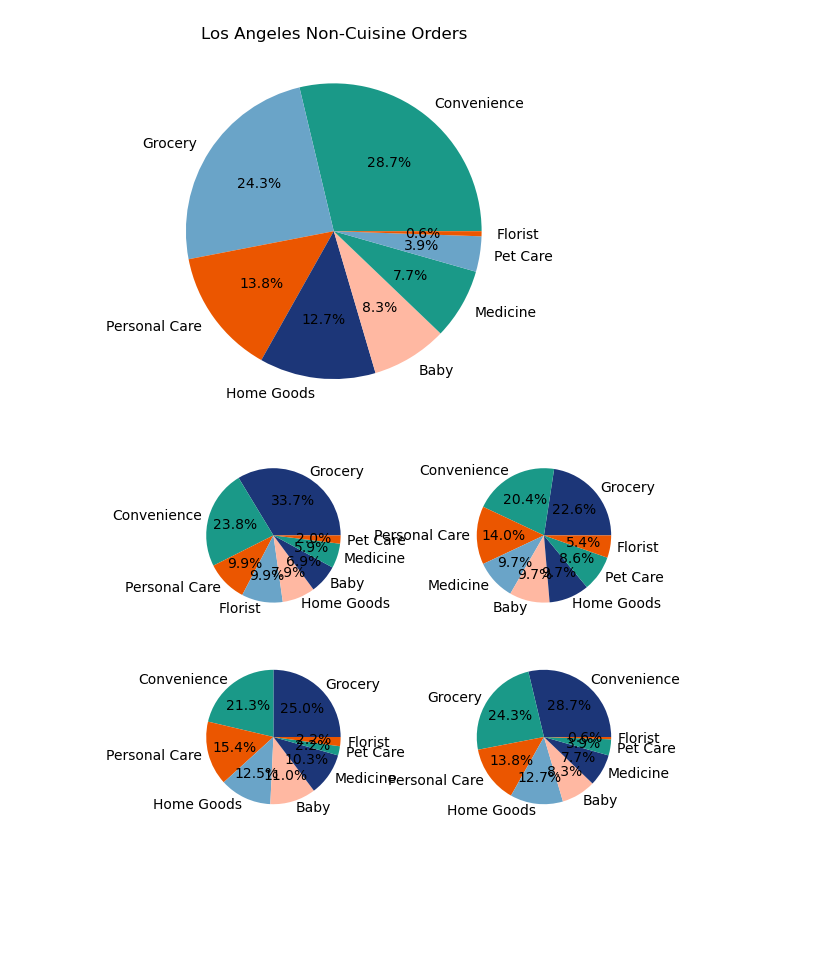
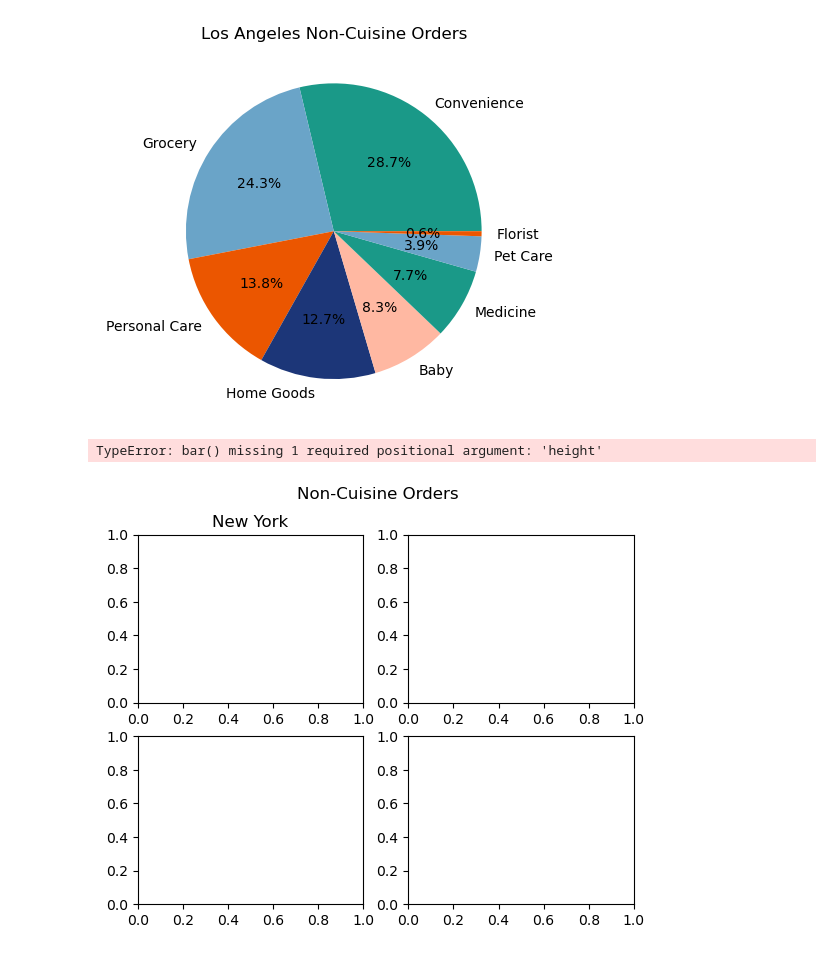
Before and after one commit to CRFitzgerald/Group-7-Data-Project, a Jupyter notebook: Non-Cuisine Order Volumes.ipynb, the cells around one changed output. Drawn from its saved outputs; the diff is of its cells as text; code cells hidden in the pictures; blank space fills up the shorter version.

```diff
--- a/Non-Cuisine Order Volumes.ipynb
+++ b/Non-Cuisine Order Volumes.ipynb
@@ -227,28 +250,58 @@ plt.show()
 # %%
 # create single png with all four pie charts
 fig, axs = plt.subplots(2, 2)
+fig.suptitle("Non-Cuisine Orders")
 colors = {'#1A9988', '#6AA4C8', '#EB5600', '#1C3678', '#FFB8A2'}
 # new york
+plt.subplot(221)
+plt.gca().set_title('New York')
 labels = final_NY_con['cuisine']
 sizes = final_NY_con['count']
-axs[0,0].pie(sizes,labels=labels,colors=colors,autopct='%1.1f%%')
-#set_title("New York Non-Cuisine Orders")
+axs[0,0].bar(sizes,labels=labels,labeldistance=None,colors=colors,autopct='%1.1f%%')
+#draw circle
+#centre_circle = plt.Circle((0,0),0.70,fc='white')
+#fig = plt.gcf()
+#fig.gca().add_artist(centre_circle)
+
 # chicago
+plt.subplot(222)
+plt.gca().set_title('Chicago')
 labels = final_CH_con['cuisine']
 sizes = final_CH_con['count']
-axs[0,1].pie(sizes,labels=labels,colors=colors,autopct='%1.1f%%')
-#ax.set_title("Chicago Non-Cuisine Orders")
+axs[0,1].pie(sizes,labels=labels,labeldistance=None,colors=colors,autopct='%1.1f%%')
+#draw circle
+centre_circle = plt.Circle((0,0),0.70,fc='white')
+fig = plt.gcf()
+fig.gca().add_artist(centre_circle)
+
 # boston
+plt.subplot(223)
+plt.gca().set_title('Boston')
 labels = final_BO_con['cuisine']
 sizes = final_BO_con['count']
-axs[1,0].pie(sizes,labels=labels,colors=colors,autopct='%1.1f%%')
-#ax.set_title("Boston Non-Cuisine Orders")
+axs[1,0].pie(sizes,labels=labels,labeldistance=None,colors=colors,autopct='%1.1f%%')
+#draw circle
+centre_circle = plt.Circle((0,0),0.70,fc='white')
+fig = plt.gcf()
+fig.gca().add_artist(centre_circle)
+
 # los angeles
+plt.subplot(224)
+plt.gca().set_title('Los Angeles')
 labels = final_LA_con['cuisine']
 sizes = final_LA_con['count']
-axs[1,1].pie(sizes,labels=labels,colors=colors,autopct='%1.1f%%')
-#ax.set_title("Los Angeles Non-Cuisine Orders")
+axs[1,1].pie(sizes,labels=labels,labeldistance=None,colors=colors,autopct='%1.1f%%')
+#draw circle
+centre_circle = plt.Circle((0,0),0.70,fc='white')
+fig = plt.gcf()
+fig.gca().add_artist(centre_circle)
+
+lines_labels = [ax.get_legend_handles_labels() for ax in fig.axes]
+lines, labels = [sum(lol, []) for lol in zip(*lines_labels)]
+fig.legend(lines, labels)
+
 # display
 plt.show()
 # %% [output]
+TypeError: bar() missing 1 required positional argument: 'height'
-[figure, old version]
+[figure, new version]
```
Also changed, not shown: parts of 8 cells of this notebook.
